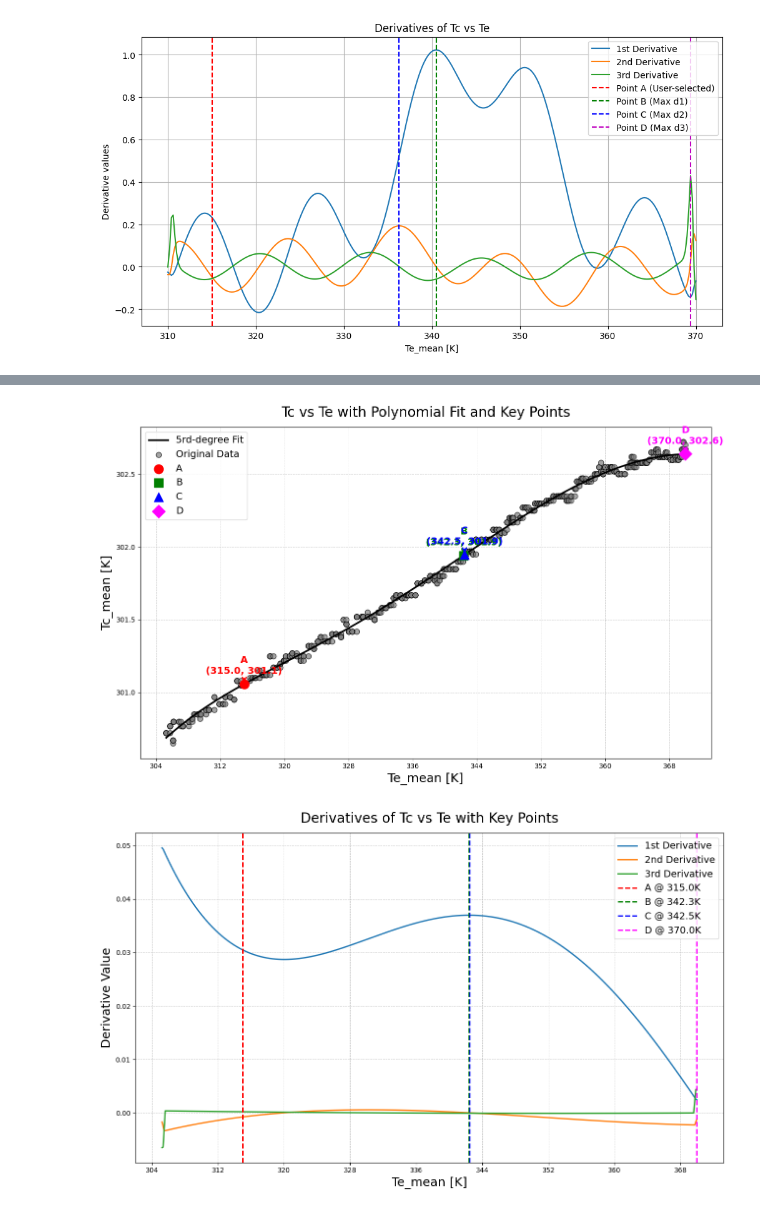
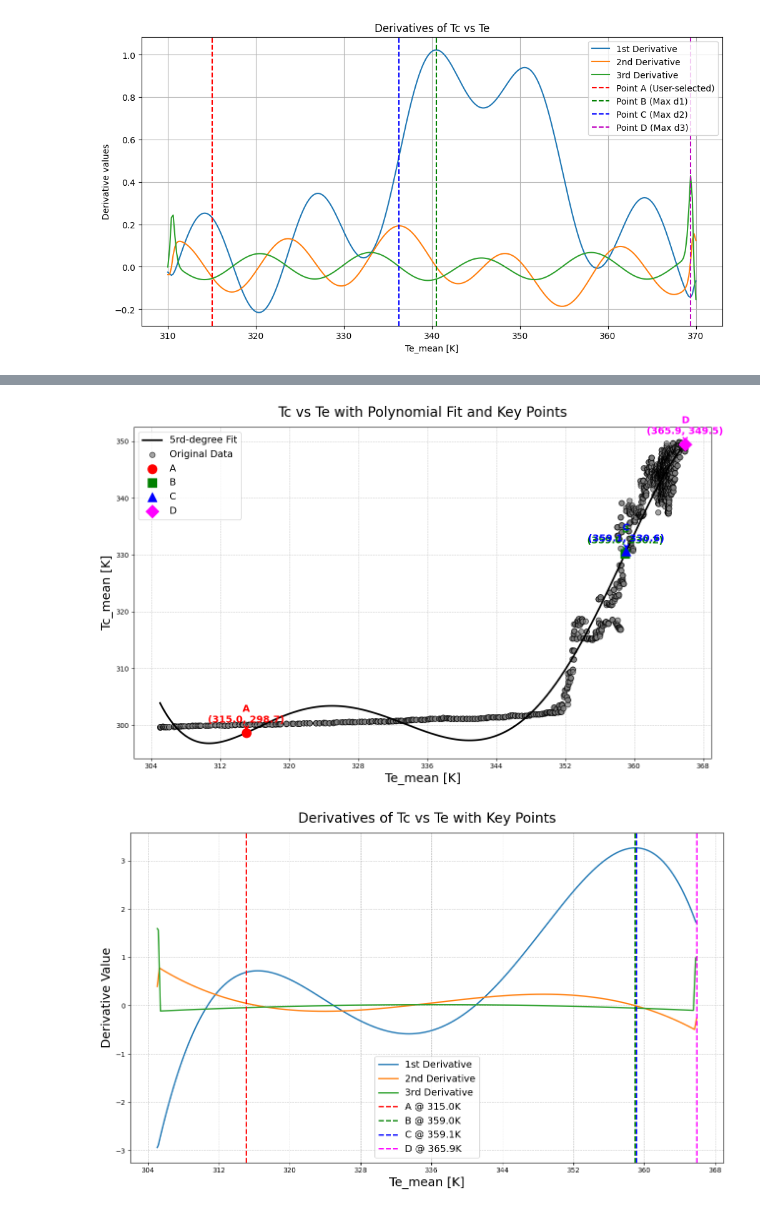
Before and after one commit to kamleshparmar17/Advanced_PulseHeatPipe_krp, a Jupyter notebook: ml/eda/derivative.ipynb, the cells around one changed output, grey strips where cells are left out. Saved outputs shown, nothing was run; the diff lists cells and outputs as text; code cells hidden in the pictures.

```diff
--- a/ml/eda/derivative.ipynb
+++ b/ml/eda/derivative.ipynb
@@ -268,7 +322,7 @@ csv_path = 'database.csv'
 df = pd.read_csv(csv_path)
 
 # --- Step 2: Select condition and filter range ---
-Q, FR, alpha, beta = 100, 60, 0, 0
+Q, FR, alpha, beta = 80, 60, 90, 0
 point_A_Te = 315  # User-defined A
 
 # Filter for condition
@@ -322,35 +376,35 @@ else:
         plt.scatter(Te_fine[idx], Tc_fit[idx], color=colors[label], s=180, marker=markers[label], zorder=5, label=f'{label}')
         plt.annotate(f'{label}\n({Te_fine[idx]:.1f}, {Tc_fit[idx]:.1f})',
                      (Te_fine[idx], Tc_fit[idx]),
                      textcoords="offset points", xytext=(0,15), ha='center', fontsize=14, color=colors[label], fontweight='bold',
                      arrowprops=dict(arrowstyle='->', color=colors[label], lw=2))
     plt.xlabel('Te_mean [K]', fontsize=18)
     plt.ylabel('Tc_mean [K]', fontsize=18)
     plt.title('Tc vs Te with Polynomial Fit and Key Points', fontsize=20, pad=15)
     plt.legend(fontsize=14, loc='best', frameon=True)
     plt.grid(True, which='both', linestyle='--', linewidth=0.7, alpha=0.7)
     plt.gca().xaxis.set_major_locator(MaxNLocator(integer=True))
     plt.tight_layout()
     plt.show()
 
     # --- Step 8: Publication-quality plot: Derivatives ---
     plt.figure(figsize=(13, 8))
     plt.plot(Te_fine, d1, label='1st Derivative', linewidth=2)
     plt.plot(Te_fine, d2, label='2nd Derivative', linewidth=2)
     plt.plot(Te_fine, d3, label='3rd Derivative', linewidth=2)
     for label, idx in points.items():
         plt.axvline(Te_fine[idx], color=colors[label], linestyle='--', linewidth=2, label=f'{label} @ {Te_fine[idx]:.1f}K')
     plt.xlabel('Te_mean [K]', fontsize=18)
     plt.ylabel('Derivative Value', fontsize=18)
     plt.title('Derivatives of Tc vs Te with Key Points', fontsize=20, pad=15)
     plt.legend(fontsize=14, loc='best', frameon=True)
     plt.grid(True, which='both', linestyle='--', linewidth=0.7, alpha=0.7)
     plt.gca().xaxis.set_major_locator(MaxNLocator(integer=True))
     plt.tight_layout()
     plt.show()
 # %% [output]
-[figure, old version]
+[figure, new version]
-[figure, old version]
+[figure, new version]
 # %%
 import pandas as pd
 import numpy as np
```
Also changed, not shown: parts of 13 cells of this notebook, 1 other file.
